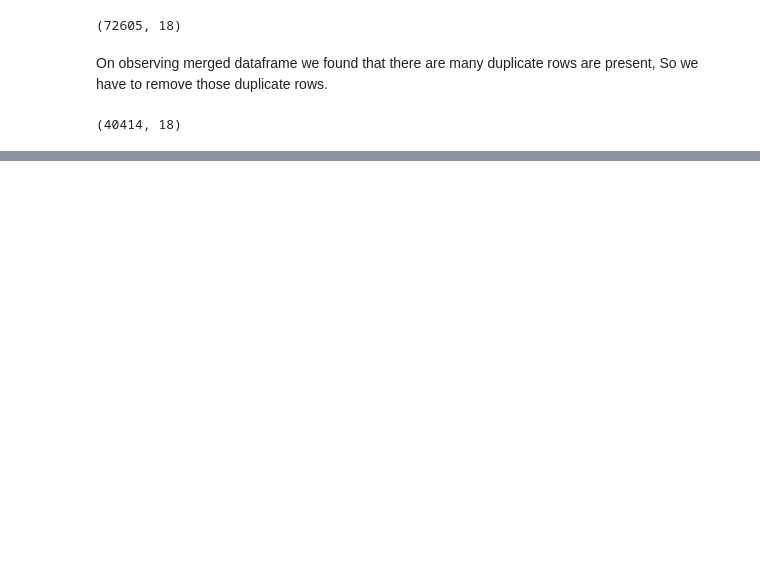
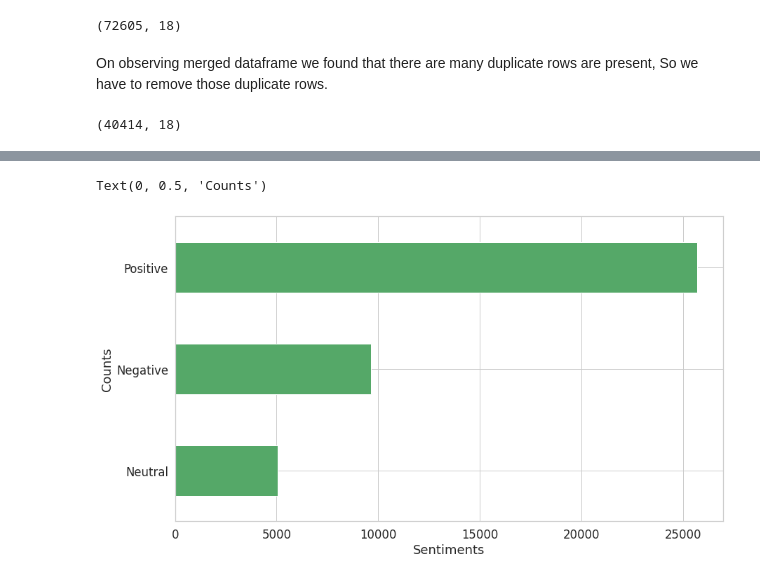
Before and after one commit to omajipawar/Play-Store-App-Review-Analysis, a Jupyter notebook: Play_Store_App_Review_Analysis(Omaji_pawar)_Capstone_Project.ipynb, the cells around one changed output, grey strips where cells are left out. Cells and saved outputs as stored; diff of their text form; code cells hidden in the pictures; blank space fills up the shorter version.

```diff
--- a/Play_Store_App_Review_Analysis(Omaji_pawar)_Capstone_Project.ipynb
+++ b/Play_Store_App_Review_Analysis(Omaji_pawar)_Capstone_Project.ipynb
@@ -790,0 +813,8 @@ merged_df.shape
+# %%
+#Countplot of Sentiments
+ax = merged_df['Sentiment'].value_counts().sort_values(ascending=True).plot(kind='barh', figsize=(14,8),color='g')
+ax.set_xlabel("Sentiments")
+ax.set_ylabel("Counts")
+# %% [output]
+Text(0, 0.5, 'Counts')
+[figure, added]
```
Also changed, not shown: parts of 30 cells of this notebook.
